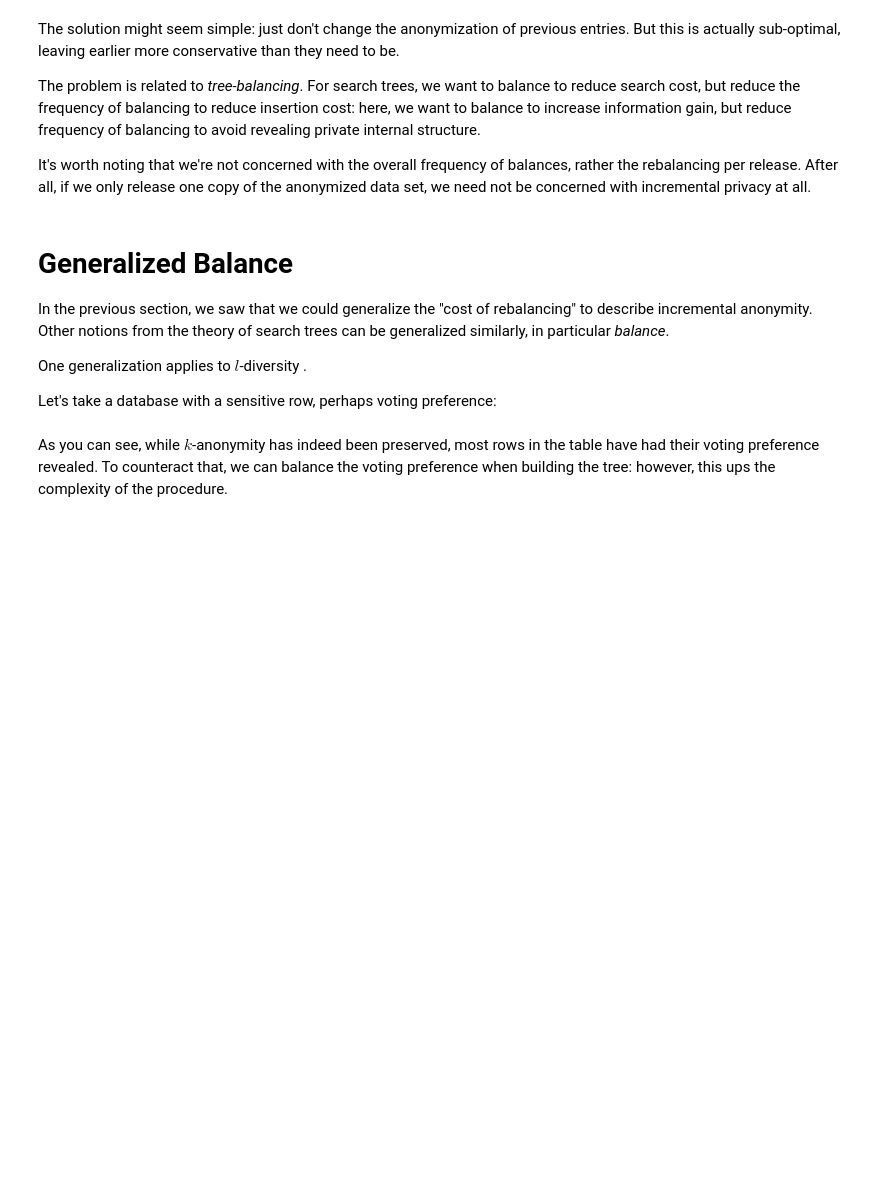
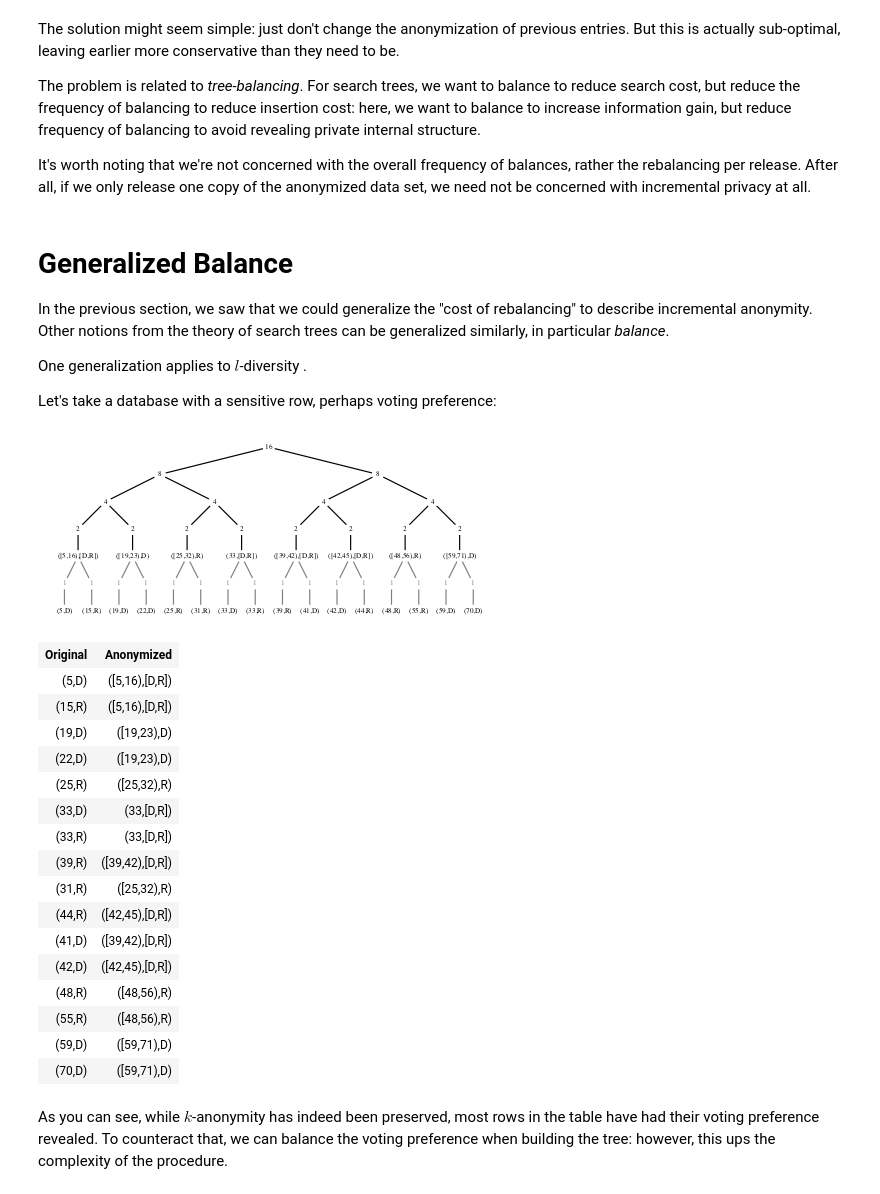
Before and after one commit to oisdk/IHaskell, a Jupyter notebook: notebooks/Privacy.ipynb, the cells around one changed output. Drawn from its saved outputs; the diff is of its cells as text; code cells hidden in the pictures; blank space fills up the shorter version.

```diff
--- a/notebooks/Privacy.ipynb
+++ b/notebooks/Privacy.ipynb
@@ -715,22 +804,41 @@ Let's take a database with a sensitive row, perhaps voting preference:
 # %%
 import Control.Arrow ((***))
 import Text.Printf   (PrintfArg(..),formatChar)
 
 data VotingPref
     = D
     | R
     deriving (Show,Eq,Ord,Enum,Bounded)
 
 instance PrintfArg VotingPref where
     formatArg D = formatChar 'D'
     formatArg R = formatChar 'R'
 
 agesAndVotes = zip ages [D,R,D,D,R,D,R,R,R,R,D,D,R,R,D,D]
-agesAndVotesTree = PrivateHuffman 2
-    (singletonRange *** singletonRange) (alphHuffmanTree agesAndVotes)
+agesAndVotesTree = PrivateTree (2<=)
+    (foldMap1 (singletonRange *** singletonRange)) (alphHuffmanTree agesAndVotes)
 agesAndVotesTable = buildAnonTable agesAndVotesTree agesAndVotes
 agesAndVotesTree
 agesAndVotesTable
+# %% [output]
+[figure, added]
+| Original | Anonymized |
+| (5,D) | ([5,16),[D,R]) |
+| (15,R) | ([5,16),[D,R]) |
+| (19,D) | ([19,23),D) |
+| (22,D) | ([19,23),D) |
+| (25,R) | ([25,32),R) |
+| (33,D) | (33,[D,R]) |
+| (33,R) | (33,[D,R]) |
+| (39,R) | ([39,42),[D,R]) |
+| (31,R) | ([25,32),R) |
+| (44,R) | ([42,45),[D,R]) |
+| (41,D) | ([39,42),[D,R]) |
+| (42,D) | ([42,45),[D,R]) |
+| (48,R) | ([48,56),R) |
+| (55,R) | ([48,56),R) |
+| (59,D) | ([59,71),D) |
+| (70,D) | ([59,71),D) |
 # %% [markdown]
 As you can see, while $k$-anonymity has indeed been preserved, most rows in the table have had their voting preference revealed. To counteract that, we can balance the voting preference when building the tree: however, this ups the complexity of the procedure.
 # %% [markdown]
```
Also changed, not shown: parts of 17 cells of this notebook.
